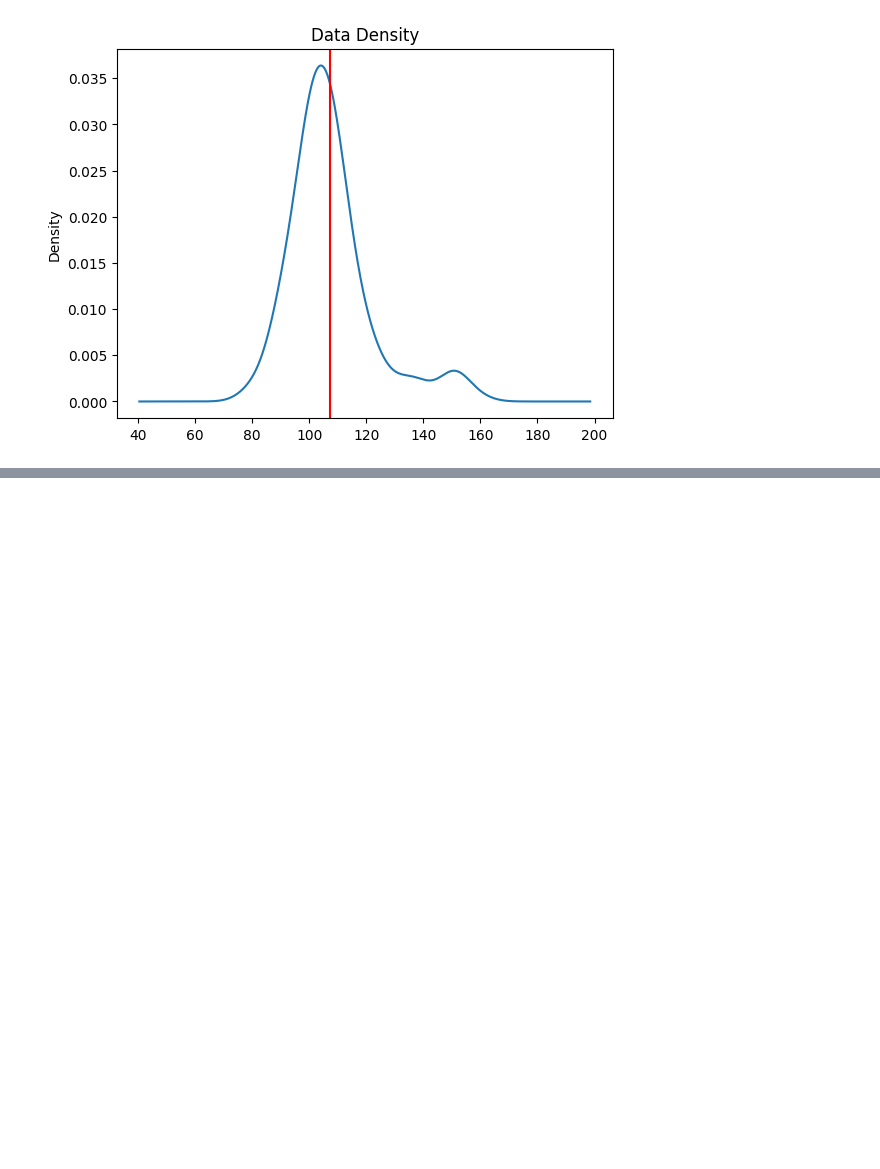
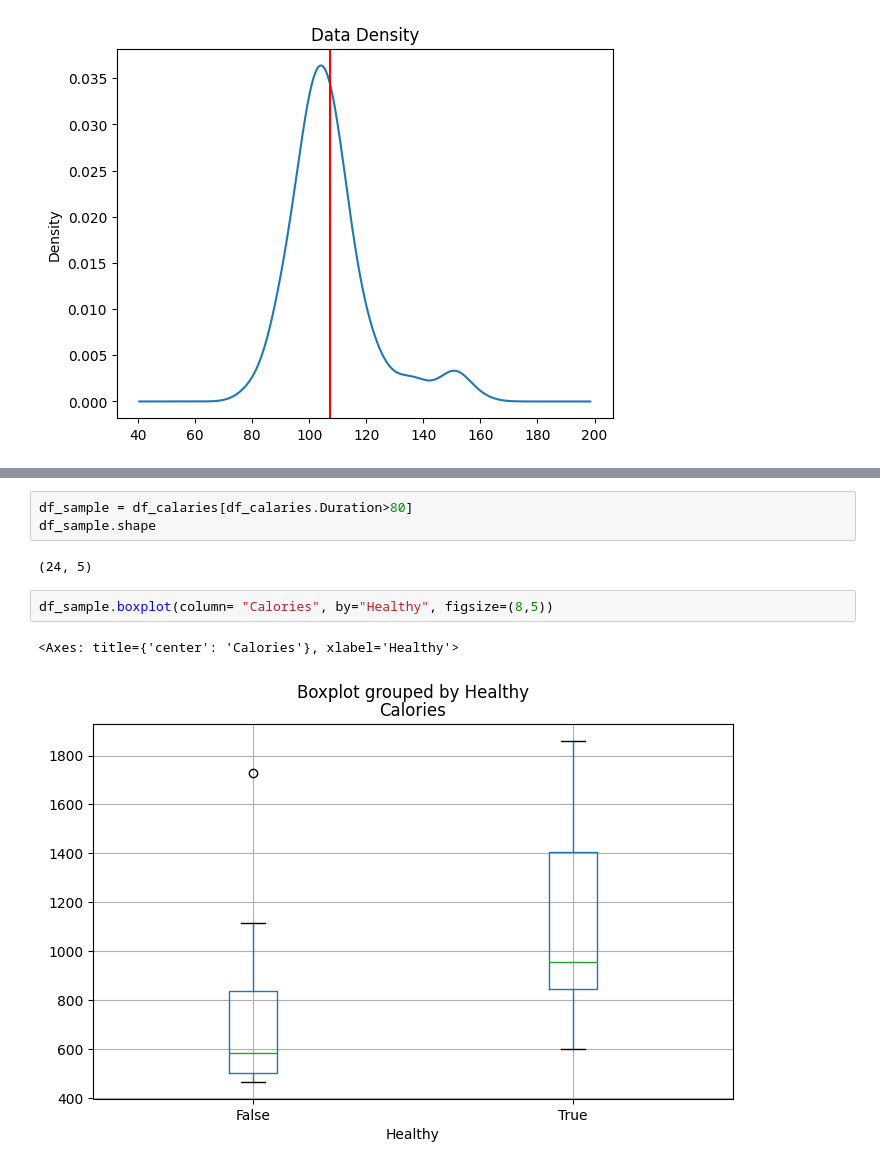
Before and after one commit to hibaadil/explore_data_python, a Jupyter notebook: calaries.ipynb, the cells around one changed output, grey strips where cells are left out. Saved outputs shown, nothing was run; the diff lists cells and outputs as text; blank space fills up the shorter version.

```diff
--- a/calaries.ipynb
+++ b/calaries.ipynb
@@ -95,0 +130,10 @@ veriance
+# %%
+df_sample = df_calaries[df_calaries.Duration>80]
+df_sample.shape
+# %% [output]
+(24, 5)
+# %%
+df_sample.boxplot(column= "Calories", by="Healthy", figsize=(8,5))
+# %% [output]
+<Axes: title={'center': 'Calories'}, xlabel='Healthy'>
+[figure, added]
```
Also changed, not shown: parts of 10 cells of this notebook.
